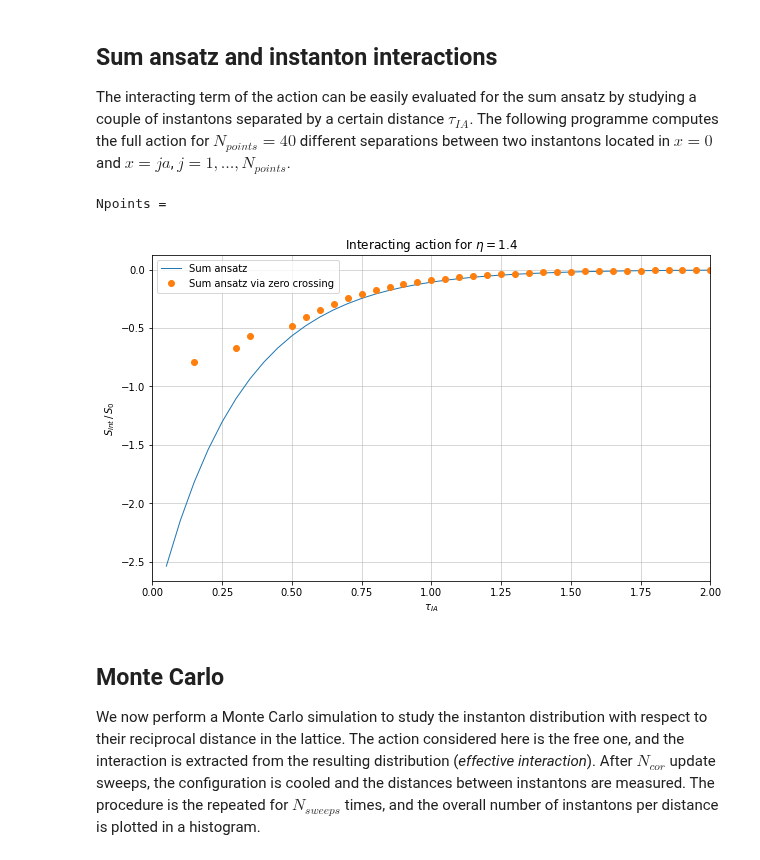
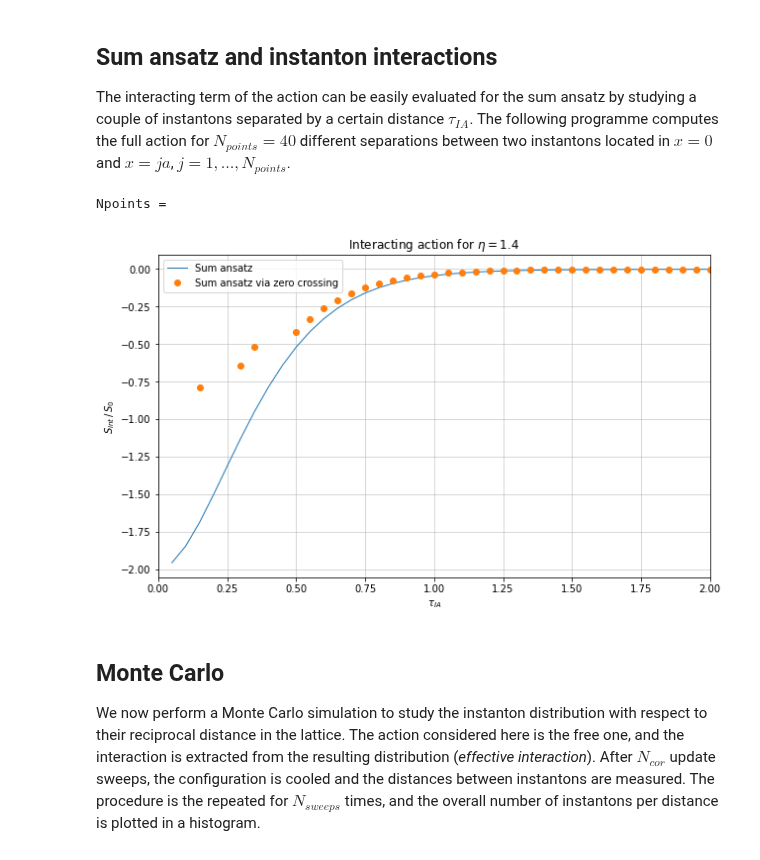
Before and after one commit to FabioOri/QuantumMonteCarlo, a Jupyter notebook: 6_interactions.ipynb, the cells around one changed output. Saved outputs shown, nothing was run; the diff lists cells and outputs as text; code cells hidden in the pictures.

```diff
--- a/6_interactions.ipynb
+++ b/6_interactions.ipynb
@@ -179,30 +140,43 @@ z = np.zeros(2)
 
 # Evaluating the interacting term for the sum ansatz
 for j in range(Npoints+1, Npoints*2):
-    z[0] = Npoints*a        # Instanton locations
+    z[0] = Npoints*a                                  # Instanton locations
     z[1] = j*a
 
-    xconf(4, eta, z, x)     # Build a sum ansatz with two instantons
+    xconf(2, eta, z, x)                               # Build a sum ansatz with two instantons
+    Action = S(x)
 
-    Sint_vec[j-Npoints] = Sint(z, 2) / -S0     # Rescale with respect to the classical action S0
-    tIA_vec[j-Npoints] = (j-Npoints)*a         # Vector of instanton-anti-instanton separations
+    Sint_vec[j-Npoints] = Action / S0 - 2             # Rescale with respect to the classical action S0
 
-    tIA_ZC[j-Npoints] = np.mean(dist(x))       # Instanton spacing via zero crossing distance
+    tIA_vec[j-Npoints] = (j-Npoints)*a                # Vector of instanton-anti-instanton separations
 
-# Plotting the interacting term of the action
-fig, ax = plt.subplots(figsize = (10,6))
-ax.plot(tIA_vec[1:], Sint_vec[1:], linewidth = 1, label = 'Sum ansatz')
-ax.plot(tIA_ZC[1:], Sint_vec[1:], 'o', label = 'Sum ansatz via zero crossing')
-plt.xlim([0, 2])
-ax.set_xlabel('$\\tau_{IA}$')
-ax.set_ylabel('$S_{int}\, /\, S_0$')
-plt.grid(linewidth = 0.5)
-plt.title('Interacting action for $\eta =$' + str(eta));
-plt.legend()
-plt.show()
+    distance = dist(x)                                # Instanton spacing via zero crossing distance
+    if distance == []:
+        tIA_ZC[j-Npoints] = np.nan
+    else:
+        tIA_ZC[j-Npoints] = distance[0]
+
+# Remove nan elements from array
+remove = np.isnan(tIA_ZC)
+tIA_ZC = np.delete(tIA_ZC, remove)
+Sint_vec_ZC = Sint_vec
+Sint_vec_ZC = np.delete(Sint_vec_ZC, remove)
 # %% [output]
 Npoints =
-[figure, removed]
+# %%
+# Plotting the interacting term of the action
+fig, ax = plt.subplots(figsize = (10,6))
+ax.plot(tIA_vec[1:], Sint_vec[1:], linewidth = 1, label = 'Sum ansatz')
+ax.plot(tIA_ZC[1:], Sint_vec_ZC[1:], 'o', label = 'Sum ansatz via zero crossing')
+plt.xlim([0, 2])
+ax.set_xlabel('$\\tau_{IA}$')
+ax.set_ylabel('$S_{int}\, /\, S_0$')
+plt.grid(linewidth = 0.5)
+plt.title('Interacting action for $\eta =$' + str(eta));
+plt.legend()
+plt.show()
+# %% [output]
+[figure, added]
 # %% [markdown]
 ## Monte Carlo
 We now perform a Monte Carlo simulation to study the instanton distribution with respect to their reciprocal distance in the lattice. The action considered here is the free one, and the interaction is extracted from the resulting distribution (_effective interaction_). After $N_{cor}$ update sweeps, the configuration is cooled and the distances between instantons are measured. The procedure is the repeated for $N_{sweeps}$ times, and the overall number of instantons per distance is plotted in a histogram.
```
Also changed, not shown: parts of 23 cells of this notebook, 11 other files.
